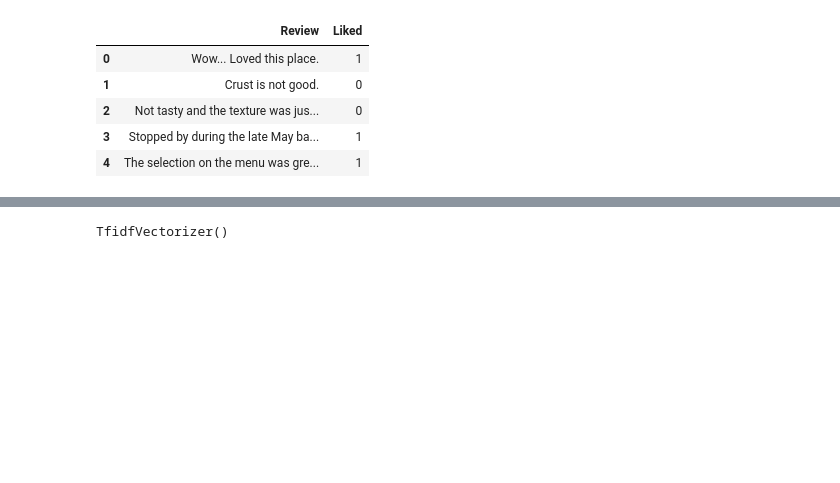
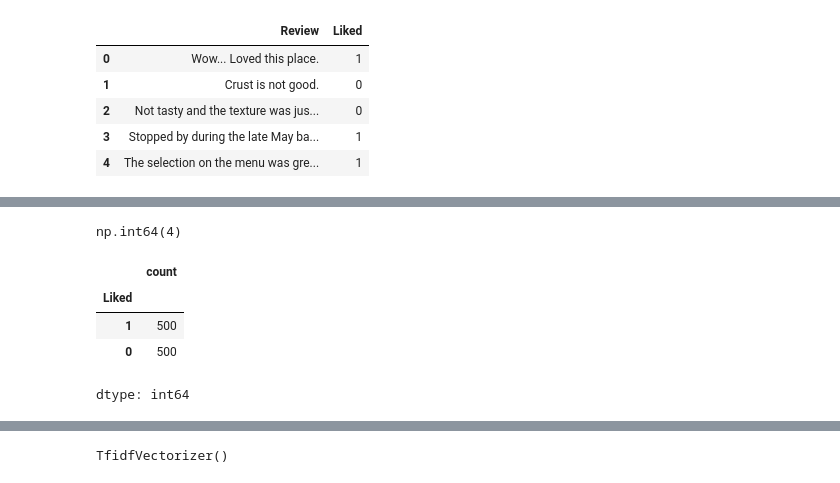
Before and after one commit to utkarshg1/Test1, a Jupyter notebook: Sentiment_analysis.ipynb, the cells around one changed output, grey strips where cells are left out. Drawn from its saved outputs; the diff is of its cells as text; code cells hidden in the pictures; blank space fills up the shorter version.

```diff
--- a/Sentiment_analysis.ipynb
+++ b/Sentiment_analysis.ipynb
@@ -28,0 +38,12 @@ df.head()
+# %%
+df.duplicated().sum()
+# %% [output]
+np.int64(4)
+# %%
+df["Liked"].value_counts()
+# %% [output]
+|  | count |
+| Liked |  |
+| 1 | 500 |
+| 0 | 500 |
+dtype: int64
```
Also changed, not shown: parts of 92 cells of this notebook.
